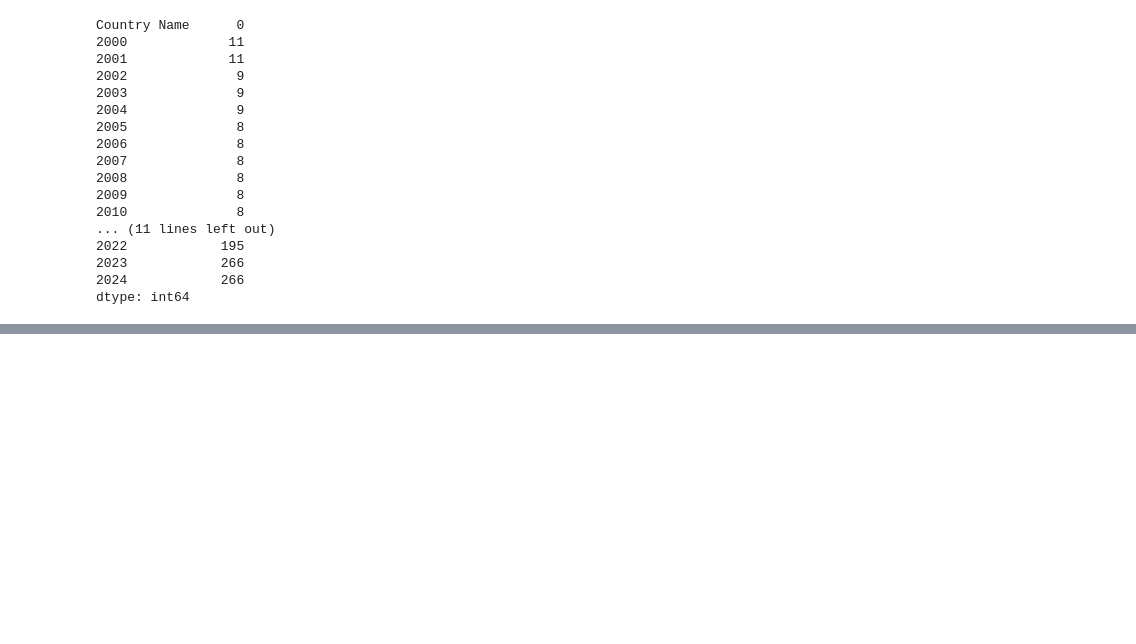
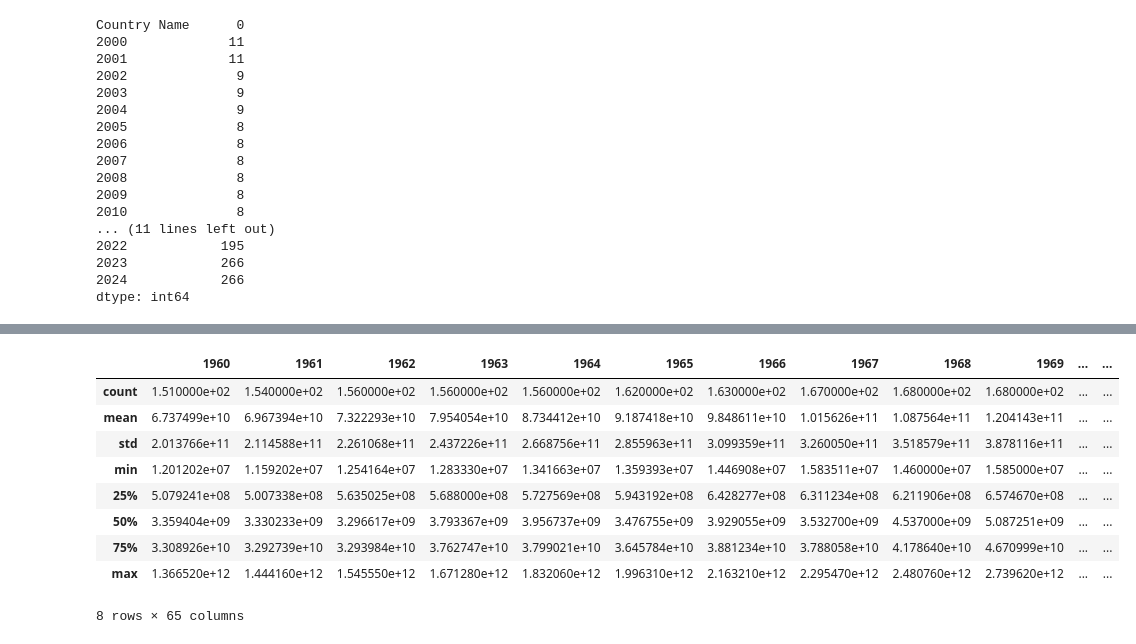
Before and after one commit to tai040102/Data-mining-global-co2-emissions, a Jupyter notebook: processing_data/process_data.ipynb, the cells around one changed output, grey strips where cells are left out. Drawn from its saved outputs; the diff is of its cells as text; code cells hidden in the pictures; blank space fills up the shorter version.

```diff
--- a/processing_data/process_data.ipynb
+++ b/processing_data/process_data.ipynb
@@ -85,0 +113,13 @@ np.int64(0)
+# %%
+df_gdp.describe()
+# %% [output]
+|  | 1960 | 1961 | 1962 | 1963 | 1964 | 1965 | 1966 | 1967 | 1968 | 1969 | ... | ... |
+| count | 1.510000e+02 | 1.540000e+02 | 1.560000e+02 | 1.560000e+02 | 1.560000e+02 | 1.620000e+02 | 1.630000e+02 | 1.670000e+02 | 1.680000e+02 | 1.680000e+02 | ... | ... |
+| mean | 6.737499e+10 | 6.967394e+10 | 7.322293e+10 | 7.954054e+10 | 8.734412e+10 | 9.187418e+10 | 9.848611e+10 | 1.015626e+11 | 1.087564e+11 | 1.204143e+11 | ... | ... |
+| std | 2.013766e+11 | 2.114588e+11 | 2.261068e+11 | 2.437226e+11 | 2.668756e+11 | 2.855963e+11 | 3.099359e+11 | 3.260050e+11 | 3.518579e+11 | 3.878116e+11 | ... | ... |
+| min | 1.201202e+07 | 1.159202e+07 | 1.254164e+07 | 1.283330e+07 | 1.341663e+07 | 1.359393e+07 | 1.446908e+07 | 1.583511e+07 | 1.460000e+07 | 1.585000e+07 | ... | ... |
+| 25% | 5.079241e+08 | 5.007338e+08 | 5.635025e+08 | 5.688000e+08 | 5.727569e+08 | 5.943192e+08 | 6.428277e+08 | 6.311234e+08 | 6.211906e+08 | 6.574670e+08 | ... | ... |
+| 50% | 3.359404e+09 | 3.330233e+09 | 3.296617e+09 | 3.793367e+09 | 3.956737e+09 | 3.476755e+09 | 3.929055e+09 | 3.532700e+09 | 4.537000e+09 | 5.087251e+09 | ... | ... |
+| 75% | 3.308926e+10 | 3.292739e+10 | 3.293984e+10 | 3.762747e+10 | 3.799021e+10 | 3.645784e+10 | 3.881234e+10 | 3.788058e+10 | 4.178640e+10 | 4.670999e+10 | ... | ... |
+| max | 1.366520e+12 | 1.444160e+12 | 1.545550e+12 | 1.671280e+12 | 1.832060e+12 | 1.996310e+12 | 2.163210e+12 | 2.295470e+12 | 2.480760e+12 | 2.739620e+12 | ... | ... |
+8 rows × 65 columns
```
Also changed, not shown: parts of 19 cells of this notebook, 1 other file.
